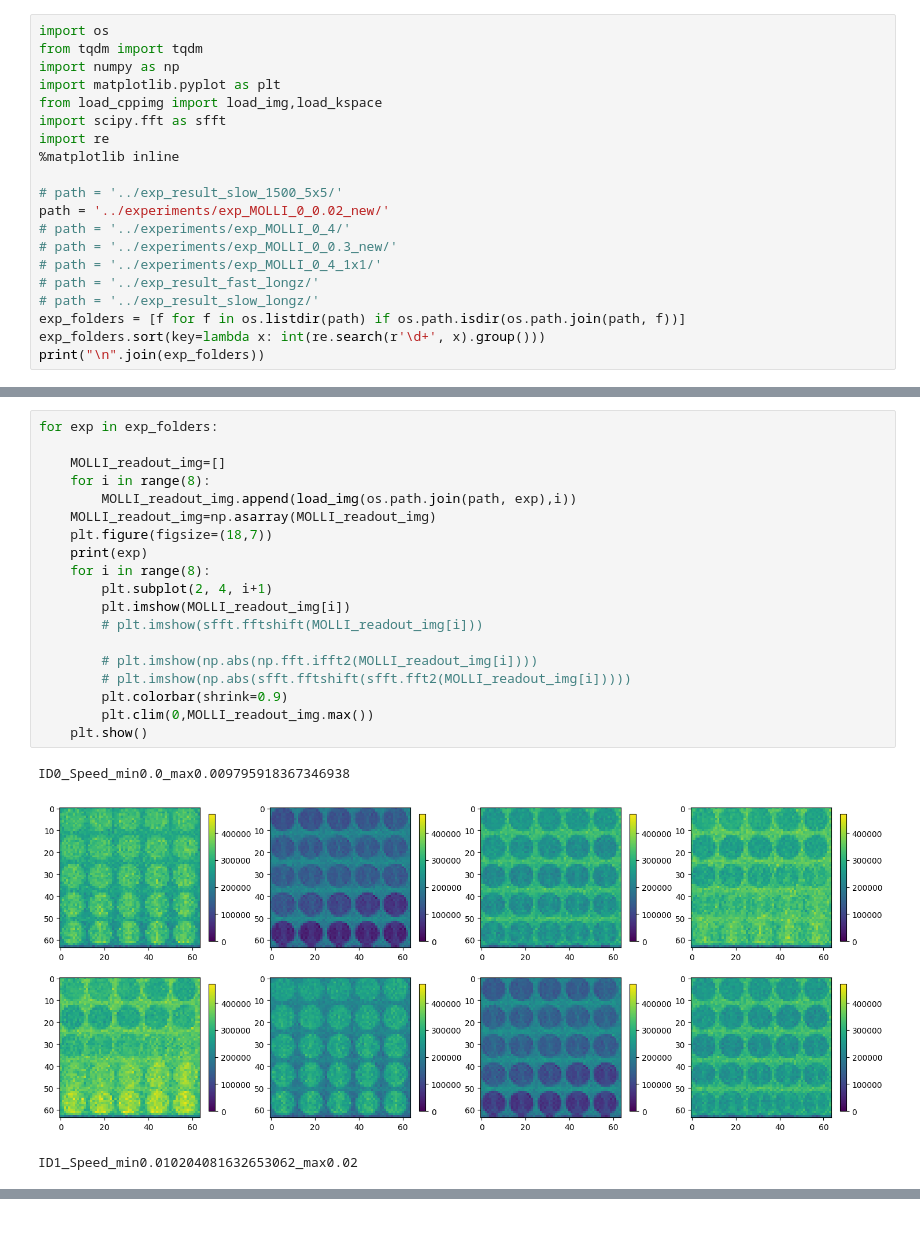
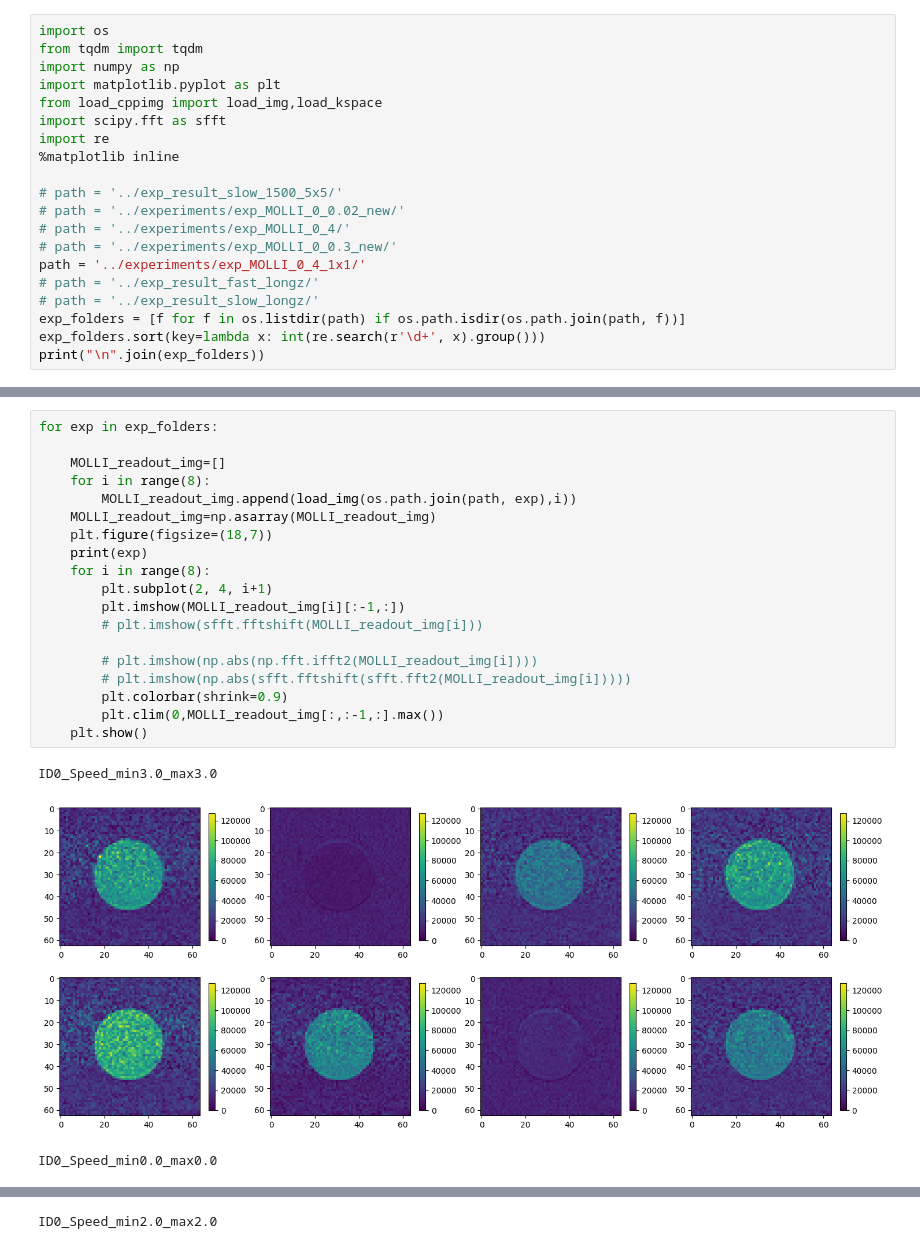
Before and after one commit to bughht/Flow-Bloch-T1-mapping-cpp, a Jupyter notebook: python/MOLLI_result.ipynb, the cells around one changed output, grey strips where cells are left out. Drawn from its saved outputs; the diff is of its cells as text.

```diff
--- a/python/MOLLI_result.ipynb
+++ b/python/MOLLI_result.ipynb
@@ -9,10 +9,10 @@ import re
 %matplotlib inline
 
 # path = '../exp_result_slow_1500_5x5/'
-path = '../experiments/exp_MOLLI_0_0.02_new/'
+# path = '../experiments/exp_MOLLI_0_0.02_new/'
 # path = '../experiments/exp_MOLLI_0_4/'
 # path = '../experiments/exp_MOLLI_0_0.3_new/'
-# path = '../experiments/exp_MOLLI_0_4_1x1/'
+path = '../experiments/exp_MOLLI_0_4_1x1/'
 # path = '../exp_result_fast_longz/'
 # path = '../exp_result_slow_longz/'
 exp_folders = [f for f in os.listdir(path) if os.path.isdir(os.path.join(path, f))]
@@ -24,23 +25,23 @@ ID1_Speed_min0.010204081632653062_max0.02
 # %%
 for exp in exp_folders:
 
     MOLLI_readout_img=[]
     for i in range(8):
         MOLLI_readout_img.append(load_img(os.path.join(path, exp),i))
     MOLLI_readout_img=np.asarray(MOLLI_readout_img)
     plt.figure(figsize=(18,7))
     print(exp)
     for i in range(8):
         plt.subplot(2, 4, i+1)
-        plt.imshow(MOLLI_readout_img[i])
+        plt.imshow(MOLLI_readout_img[i][:-1,:])
         # plt.imshow(sfft.fftshift(MOLLI_readout_img[i]))
 
         # plt.imshow(np.abs(np.fft.ifft2(MOLLI_readout_img[i])))
         # plt.imshow(np.abs(sfft.fftshift(sfft.fft2(MOLLI_readout_img[i]))))
         plt.colorbar(shrink=0.9)
-        plt.clim(0,MOLLI_readout_img.max())
+        plt.clim(0,MOLLI_readout_img[:,:-1,:].max())
     plt.show()
 # %% [output]
-ID0_Speed_min0.0_max0.009795918367346938
+ID0_Speed_min3.0_max3.0
-[figure, old version]
+[figure, new version]
-ID1_Speed_min0.010204081632653062_max0.02
+ID0_Speed_min0.0_max0.0
@@ -47,0 +49 @@ ID1_Speed_min0.010204081632653062_max0.02
+ID0_Speed_min2.0_max2.0
```
Also changed, not shown: parts of 3 cells of this notebook, 1 other file.
